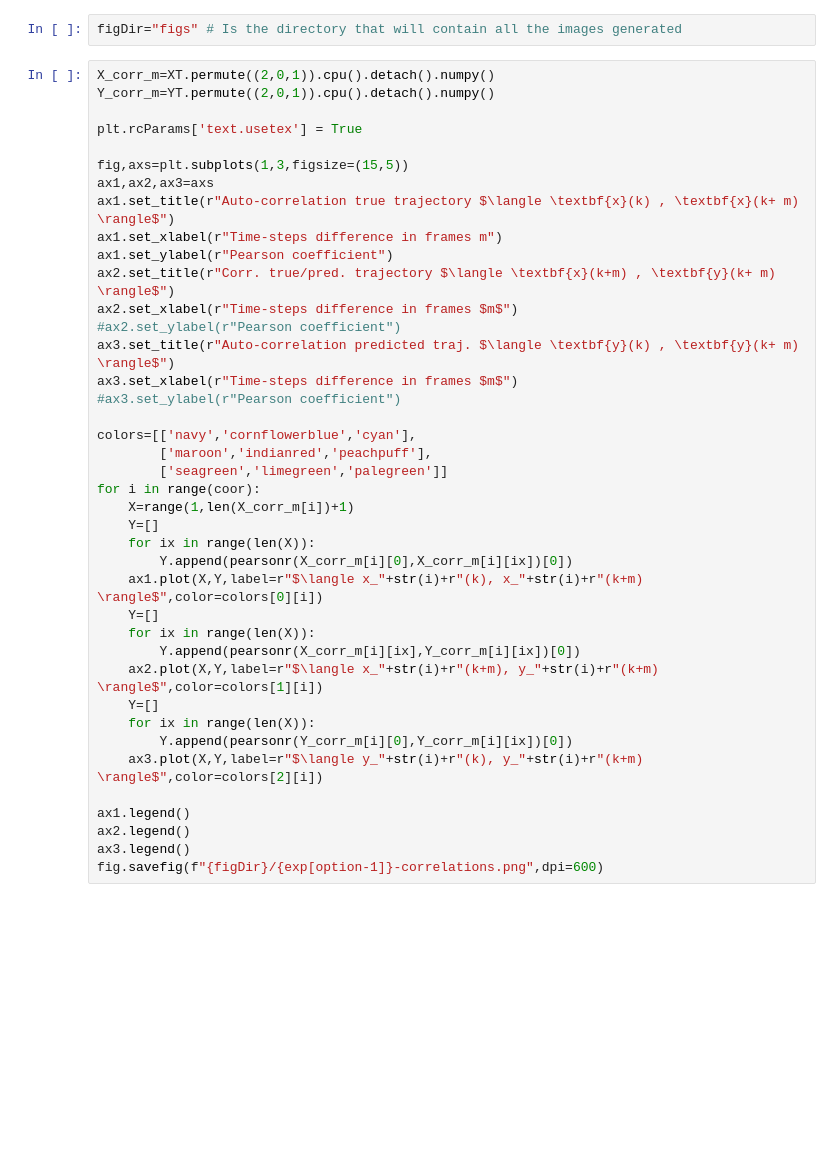
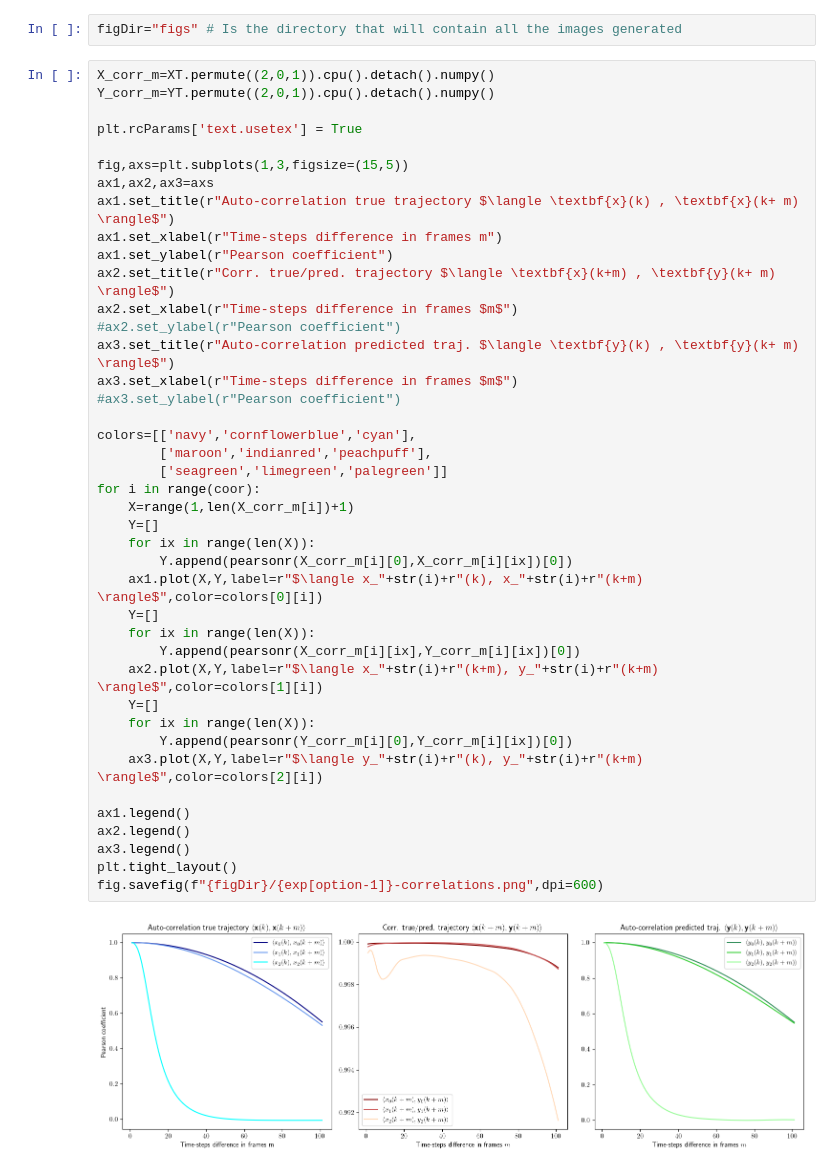
Before and after one commit to GVoreste/KOOPMAN_AML2023, a Jupyter notebook: deepKoopman.ipynb, the cells around one changed output. Cells and saved outputs as stored; diff of their text form; blank space fills up the shorter version.

```diff
--- a/deepKoopman.ipynb
+++ b/deepKoopman.ipynb
@@ -908,33 +907,36 @@ ax1.set_xlabel(r"Time-steps difference in frames m")
 ax1.set_ylabel(r"Pearson coefficient")
 ax2.set_title(r"Corr. true/pred. trajectory $\langle \textbf{x}(k+m) , \textbf{y}(k+ m) \rangle$")
 ax2.set_xlabel(r"Time-steps difference in frames $m$")
 #ax2.set_ylabel(r"Pearson coefficient")
 ax3.set_title(r"Auto-correlation predicted traj. $\langle \textbf{y}(k) , \textbf{y}(k+ m) \rangle$")
 ax3.set_xlabel(r"Time-steps difference in frames $m$")
 #ax3.set_ylabel(r"Pearson coefficient")
 
 colors=[['navy','cornflowerblue','cyan'],
         ['maroon','indianred','peachpuff'],
         ['seagreen','limegreen','palegreen']]
 for i in range(coor):
     X=range(1,len(X_corr_m[i])+1)
     Y=[]
     for ix in range(len(X)):
         Y.append(pearsonr(X_corr_m[i][0],X_corr_m[i][ix])[0])
     ax1.plot(X,Y,label=r"$\langle x_"+str(i)+r"(k), x_"+str(i)+r"(k+m) \rangle$",color=colors[0][i])
     Y=[]
     for ix in range(len(X)):
         Y.append(pearsonr(X_corr_m[i][ix],Y_corr_m[i][ix])[0])
     ax2.plot(X,Y,label=r"$\langle x_"+str(i)+r"(k+m), y_"+str(i)+r"(k+m) \rangle$",color=colors[1][i])
     Y=[]
     for ix in range(len(X)):
         Y.append(pearsonr(Y_corr_m[i][0],Y_corr_m[i][ix])[0])
     ax3.plot(X,Y,label=r"$\langle y_"+str(i)+r"(k), y_"+str(i)+r"(k+m) \rangle$",color=colors[2][i])
 
 ax1.legend()
 ax2.legend()
 ax3.legend()
+plt.tight_layout()
 fig.savefig(f"{figDir}/{exp[option-1]}-correlations.png",dpi=600)
+# %% [output]
+[figure, added]
 # %%
 RAN=np.random.randint(0,len(XT[0].cpu().detach().numpy()))
 X_traj=XT.permute((1,2,0)).cpu().detach().numpy()[RAN]
```
Also changed, not shown: parts of 8 cells of this notebook.
